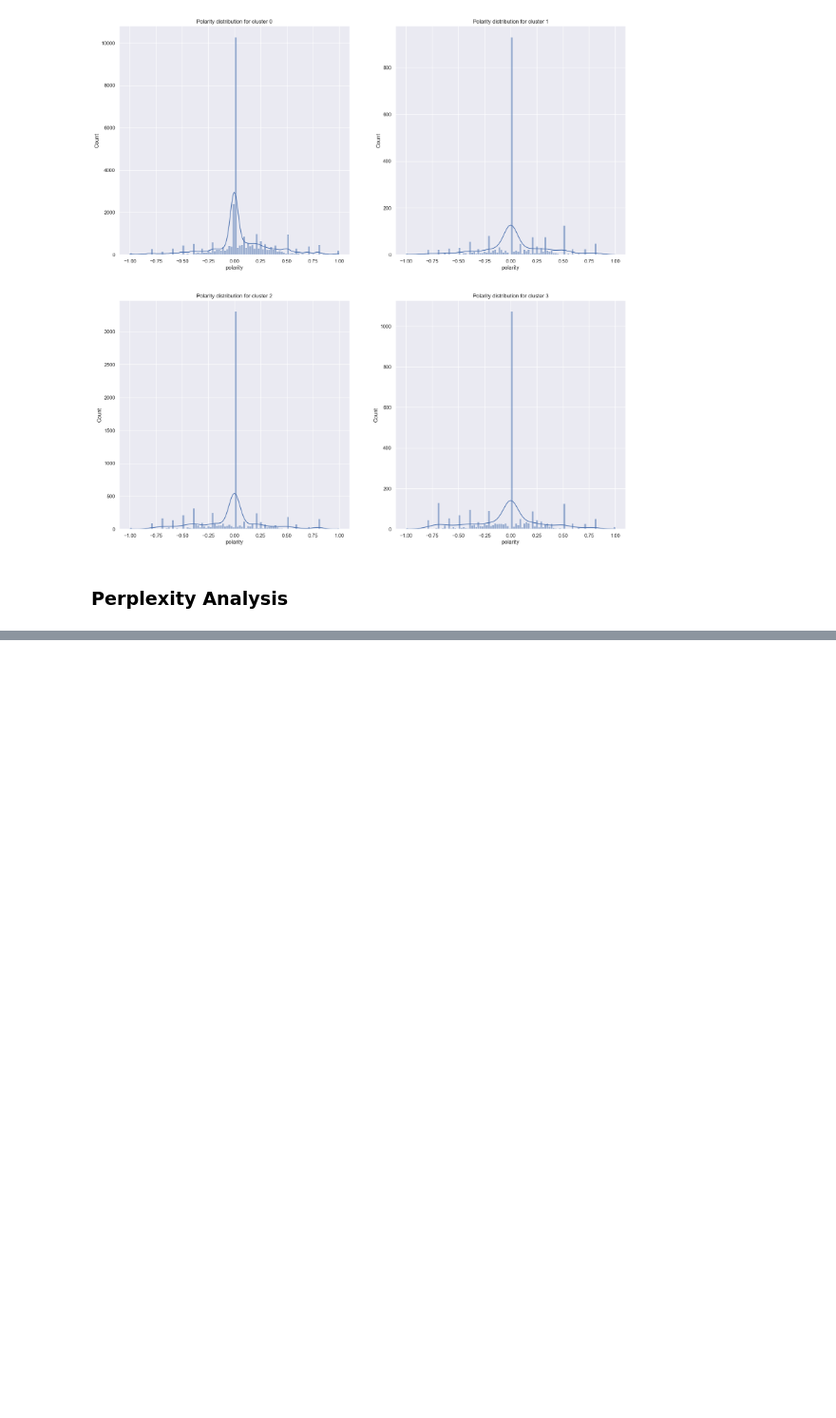
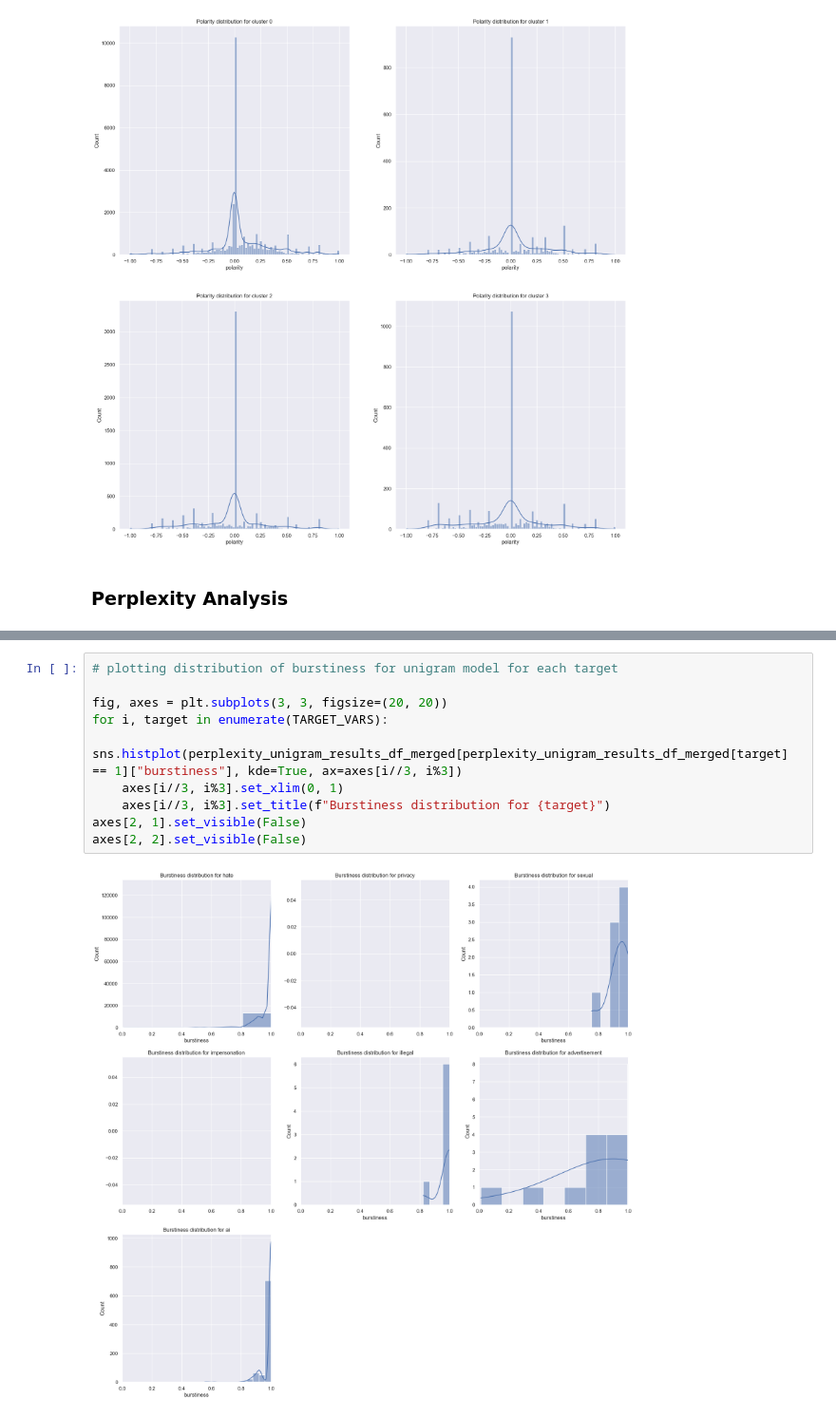
Before and after one commit to edologgerbird/PowerText, a Jupyter notebook: data_eda.ipynb, the cells around one changed output, grey strips where cells are left out. Shown at 95% size. Drawn from its saved outputs; the diff is of its cells as text; blank space fills up the shorter version.

```diff
--- a/data_eda.ipynb
+++ b/data_eda.ipynb
@@ -816,0 +881,12 @@ for i in range(n_clusters):
+# %%
+# plotting distribution of burstiness for unigram model for each target
+
+fig, axes = plt.subplots(3, 3, figsize=(20, 20))
+for i, target in enumerate(TARGET_VARS):
+    sns.histplot(perplexity_unigram_results_df_merged[perplexity_unigram_results_df_merged[target] == 1]["burstiness"], kde=True, ax=axes[i//3, i%3])
+    axes[i//3, i%3].set_xlim(0, 1)
+    axes[i//3, i%3].set_title(f"Burstiness distribution for {target}")
+axes[2, 1].set_visible(False)
+axes[2, 2].set_visible(False)
+# %% [output]
+[figure, added]
```
Also changed, not shown: parts of 17 cells of this notebook.
